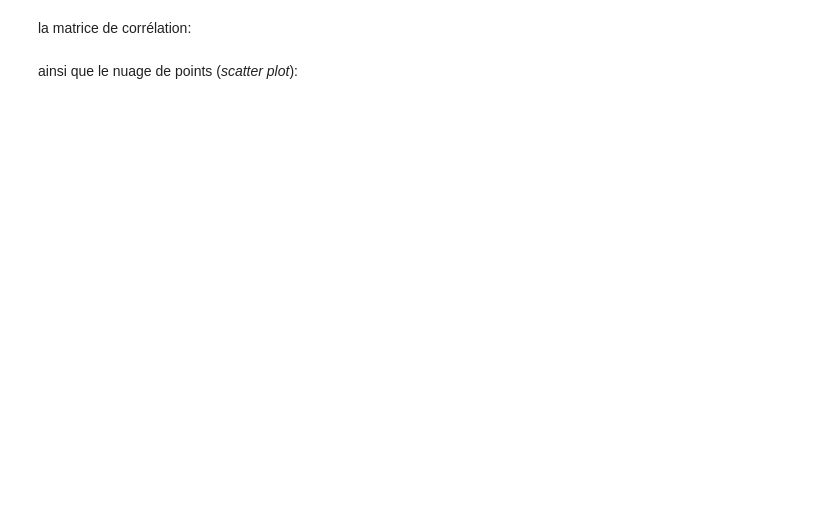
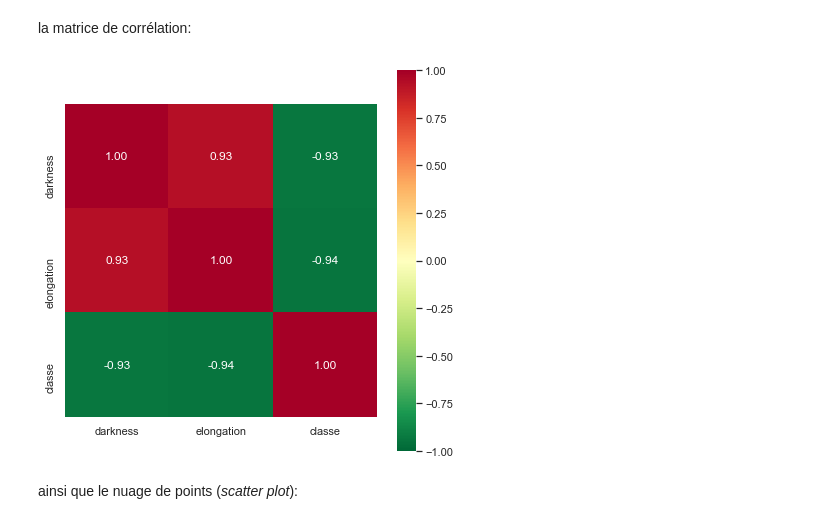
Before and after one commit to Th0rgal/MiniProjet, a Jupyter notebook: analyse_de_donnees.ipynb, the cells around one changed output. Saved outputs shown, nothing was run; the diff lists cells and outputs as text; code cells hidden in the pictures; blank space fills up the shorter version.

```diff
--- a/analyse_de_donnees.ipynb
+++ b/analyse_de_donnees.ipynb
@@ -139,3 +152,9 @@ raise NotImplementedError()
+# %%
+fig = Figure(figsize=(7,7))
+sns.heatmap(dfstd.corr(), fmt='0.2f', annot=True, square=True, cmap='RdYlGn_r', vmin=-1, vmax=1, ax=fig.add_subplot())
+fig
+# %% [output]
+[figure, added]
 # %% [markdown]
 ainsi que le nuage de points (*scatter plot*):
 # %%
```
Also changed, not shown: parts of 25 cells of this notebook, 1 other file.
